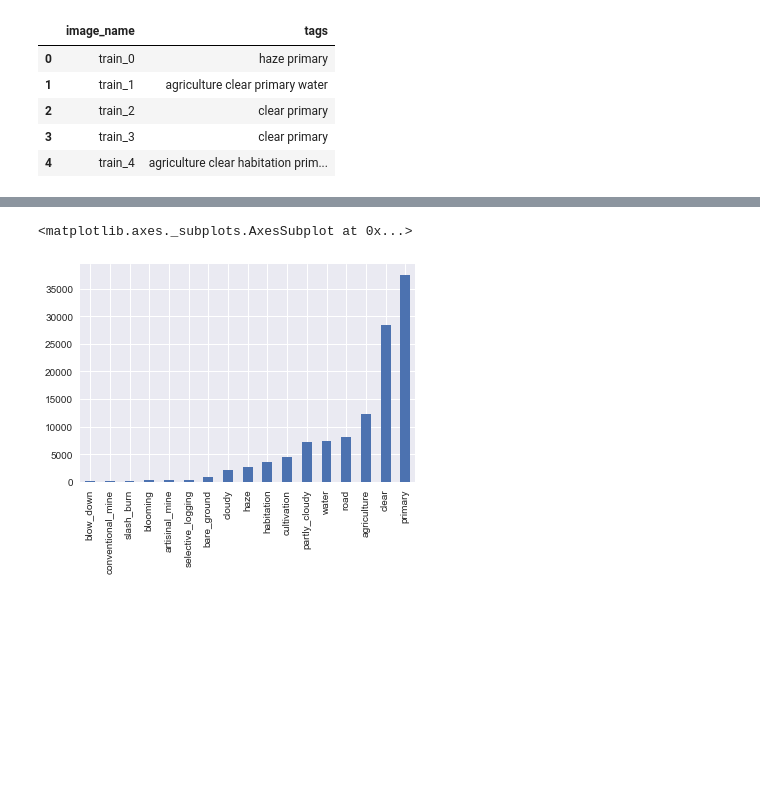
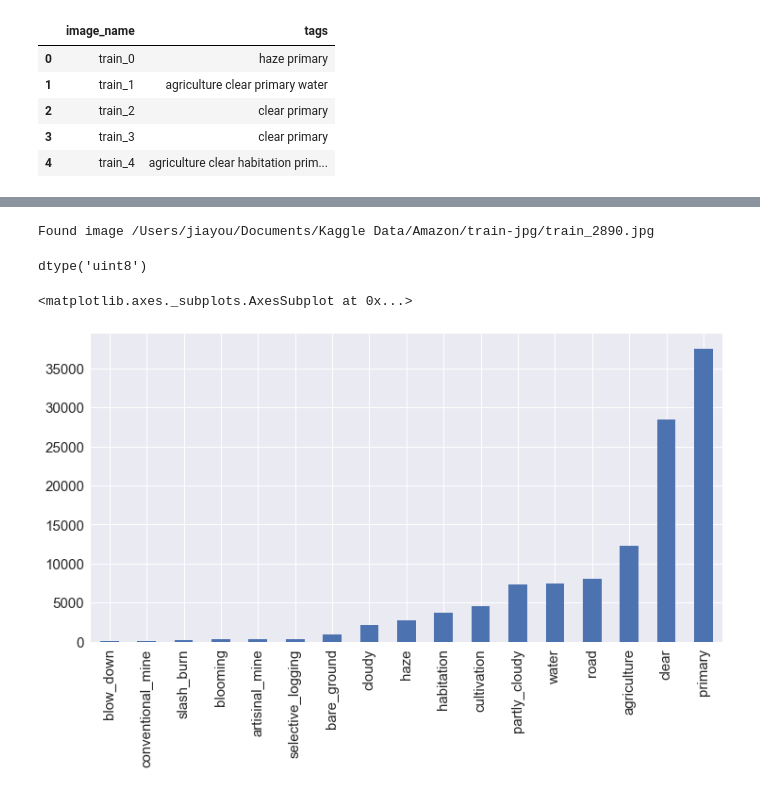
Before and after one commit to kylinorange/kaggle-planet, a Jupyter notebook: Amazon data explore.ipynb, the cells around one changed output, grey strips where cells are left out. Saved outputs shown, nothing was run; the diff lists cells and outputs as text; code cells hidden in the pictures; blank space fills up the shorter version.

```diff
--- a/Amazon data explore.ipynb
+++ b/Amazon data explore.ipynb
@@ -123,9 +110,18 @@ def load_image(filename):
+# %%
+sample_df = sample_images(['water'], 5)
+filename = sample_to_fname(sample_df, 1)
+load_image(filename).dtype
+# %% [output]
+Found image /Users/jiayou/Documents/Kaggle Data/Amazon/train-jpg/train_2890.jpg
+dtype('uint8')
 # %%
 # Histogram of label instances
-labels_df[label_list].sum().sort_values().plot.bar()
+plt.figure(figsize = (12, 6))
+
+labels_df[label_list].sum().sort_values().plot.bar(fontsize = 15)
 # %% [output]
 <matplotlib.axes._subplots.AxesSubplot at 0x...>
-[figure, old version]
+[figure, new version]
 # %%
 s = sample_images(['partly_cloudy'], 5)
 s.index
```
Also changed, not shown: parts of 13 cells of this notebook, 7 other files.
